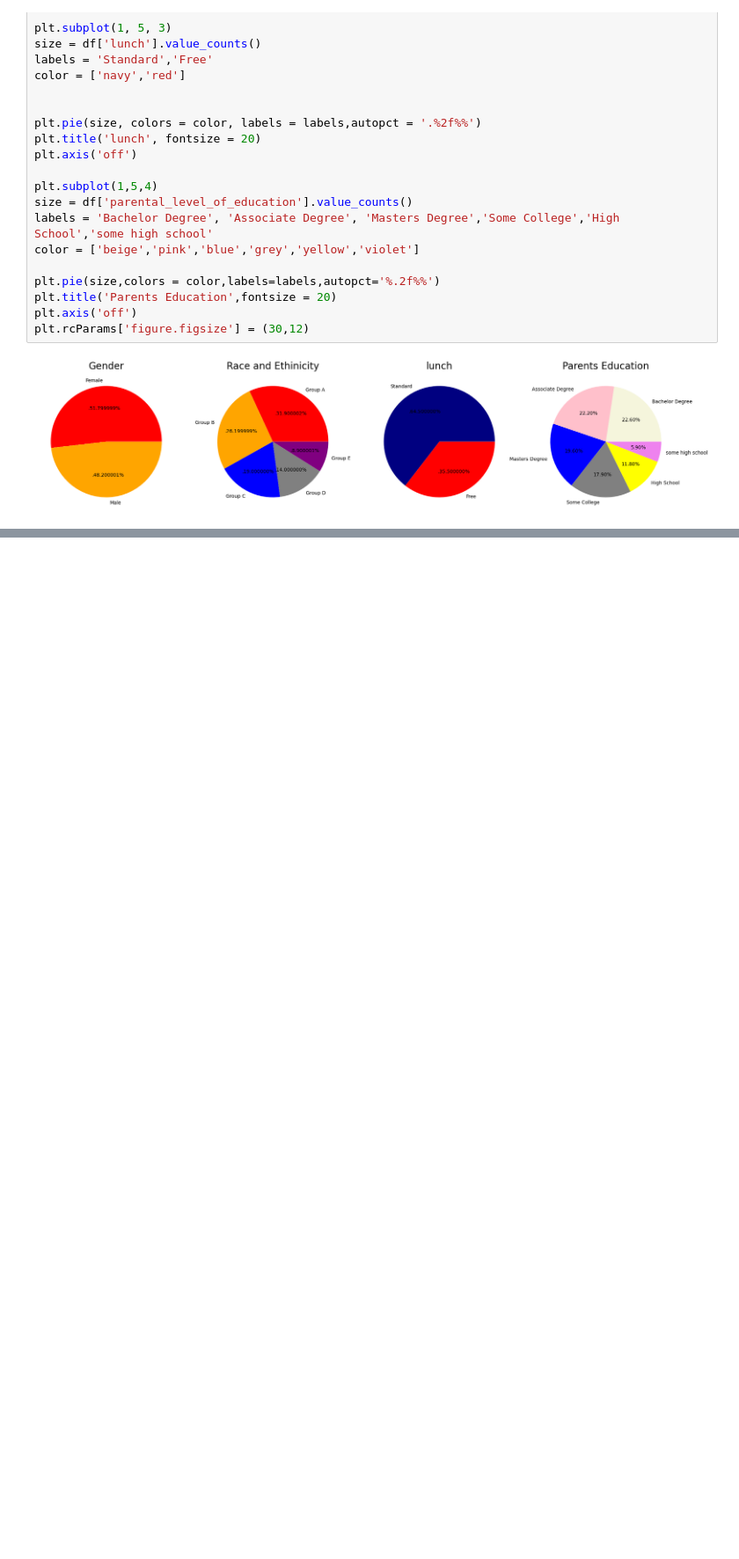
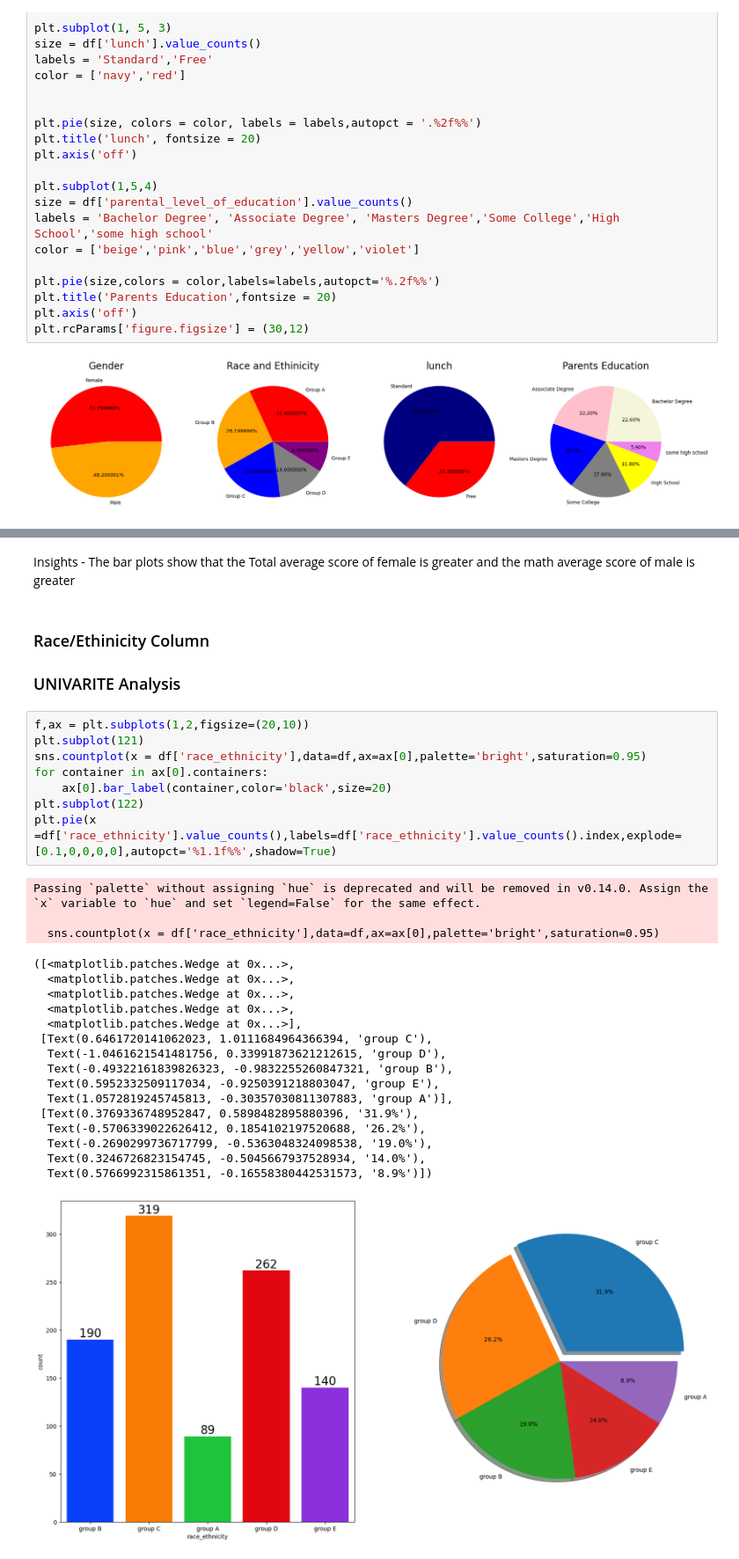
Before and after one commit to Rohityadav2005/MachineLearningProject, a Jupyter notebook: Notebook/1. EDA STUDENTS DATA.ipynb, the cells around one changed output, grey strips where cells are left out. Shown at 88% size. Drawn from its saved outputs; the diff is of its cells as text; blank space fills up the shorter version.

```diff
--- a/Notebook/1. EDA STUDENTS DATA.ipynb
+++ b/Notebook/1. EDA STUDENTS DATA.ipynb
@@ -332,0 +375,35 @@ Passing `palette` without assigning `hue` is deprecated and will be removed in v
+# %% [markdown]
+Insights -
+The bar plots show that the Total average score of female is greater and the math average score of male is greater
+# %% [markdown]
+### Race/Ethinicity Column
+
+### UNIVARITE Analysis
+# %%
+f,ax = plt.subplots(1,2,figsize=(20,10))
+plt.subplot(121)
+sns.countplot(x = df['race_ethnicity'],data=df,ax=ax[0],palette='bright',saturation=0.95)
+for container in ax[0].containers:
+    ax[0].bar_label(container,color='black',size=20)
+plt.subplot(122)
+plt.pie(x =df['race_ethnicity'].value_counts(),labels=df['race_ethnicity'].value_counts().index,explode=[0.1,0,0,0,0],autopct='%1.1f%%',shadow=True)
+# %% [output]
+Passing `palette` without assigning `hue` is deprecated and will be removed in v0.14.0. Assign the `x` variable to `hue` and set `legend=False` for the same effect.
+
+  sns.countplot(x = df['race_ethnicity'],data=df,ax=ax[0],palette='bright',saturation=0.95)
+([<matplotlib.patches.Wedge at 0x...>,
+  <matplotlib.patches.Wedge at 0x...>,
+  <matplotlib.patches.Wedge at 0x...>,
+  <matplotlib.patches.Wedge at 0x...>,
+  <matplotlib.patches.Wedge at 0x...>],
+ [Text(0.6461720141062023, 1.0111684964366394, 'group C'),
+  Text(-1.0461621541481756, 0.33991873621212615, 'group D'),
+  Text(-0.49322161839826323, -0.9832255260847321, 'group B'),
+  Text(0.5952332509117034, -0.9250391218803047, 'group E'),
+  Text(1.0572819245745813, -0.30357030811307883, 'group A')],
+ [Text(0.3769336748952847, 0.5898482895880396, '31.9%'),
+  Text(-0.5706339022626412, 0.1854102197520688, '26.2%'),
+  Text(-0.2690299736717799, -0.5363048324098538, '19.0%'),
+  Text(0.3246726823154745, -0.5045667937528934, '14.0%'),
+  Text(0.5766992315861351, -0.16558380442531573, '8.9%')])
+[figure, added]
```
Also changed, not shown: parts of 32 cells of this notebook, 6 other files.
